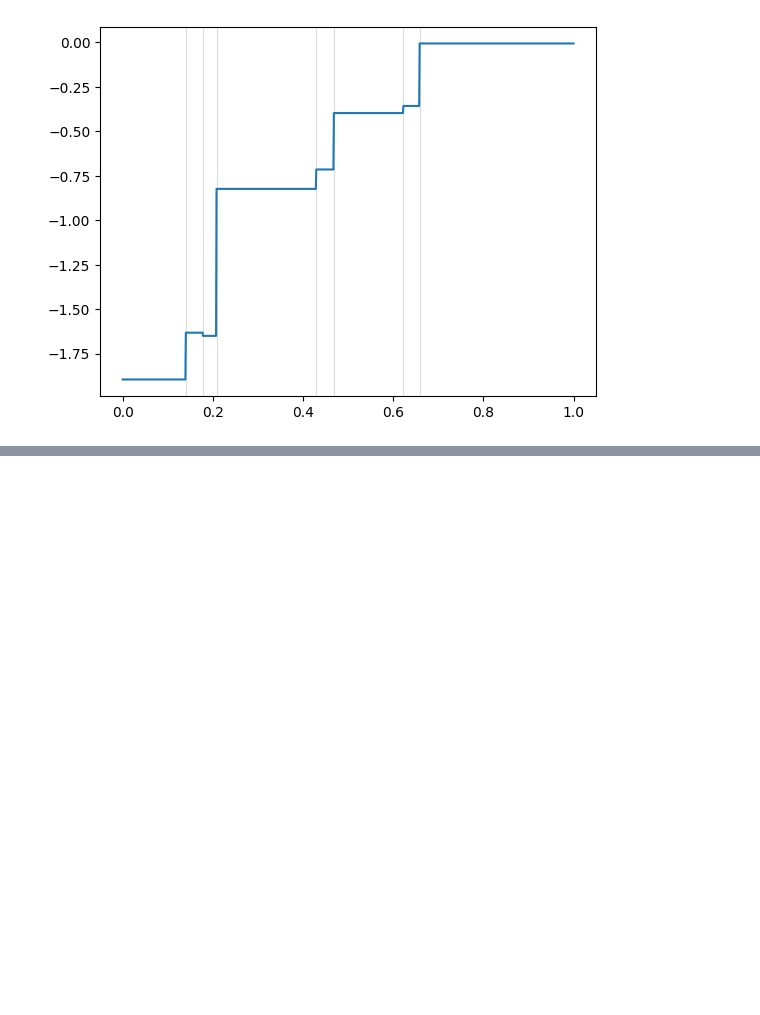
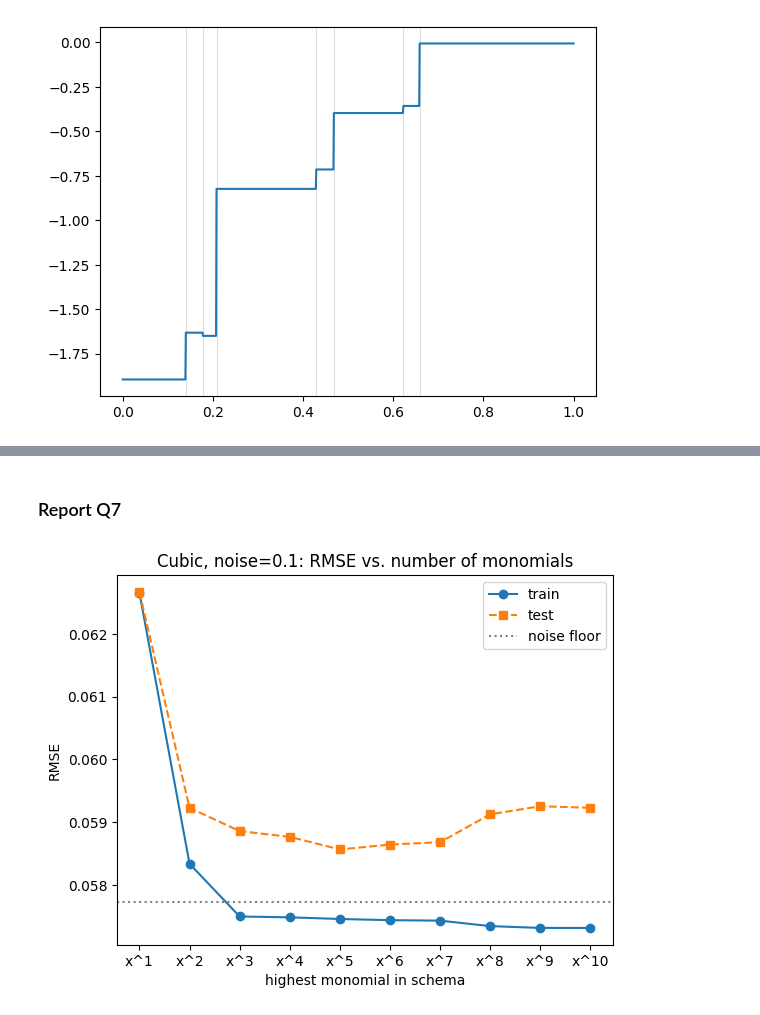
Before and after one commit to d-yjc/6220_repo, a Jupyter notebook: HW2/hw2_6220_chodaniel.ipynb, the cells around one changed output, grey strips where cells are left out. Drawn from its saved outputs; the diff is of its cells as text; code cells hidden in the pictures; blank space fills up the shorter version.

```diff
--- a/HW2/hw2_6220_chodaniel.ipynb
+++ b/HW2/hw2_6220_chodaniel.ipynb
@@ -298,0 +416,28 @@ rtree.visualize(list_func)
+# %% [markdown]
+### Report Q7
+# %%
+tr, ts = (np.array(d) for d in datasets[('cubic', 0.1)])
+x_tr, y_tr = tr[:, 0], tr[:, -1]
+x_ts, y_ts = ts[:, 0], ts[:, -1]
+
+degrees = range(1, 11)   # (x,y), (x,x^2,y), ..., (x,...,x^10,y)
+train_rmse, test_rmse = [], []
+for d in degrees:
+  X_tr = np.column_stack([np.ones(len(x_tr))] + [x_tr**k for k in range(1, d + 1)])
+  X_ts = np.column_stack([np.ones(len(x_ts))] + [x_ts**k for k in range(1, d + 1)])
+  b = calc_weight(X_tr, y_tr)
+  train_rmse.append(rmse(pred(b, X_tr), y_tr))
+  test_rmse.append(rmse(pred(b, X_ts), y_ts))
+
+plt.figure()
+plt.plot(degrees, train_rmse, 'o-', label='train')
+plt.plot(degrees, test_rmse, 's--', label='test')
+plt.axhline(0.1 / np.sqrt(3), color='gray', linestyle=':', label='noise floor')
+plt.xticks(degrees, [f'x^{d}' for d in degrees])
+plt.xlabel('highest monomial in schema')
+plt.ylabel('RMSE')
+plt.title('Cubic, noise=0.1: RMSE vs. number of monomials')
+plt.legend()
+plt.savefig('q7_plot.png')
+# %% [output]
+[figure, added]
```
Also changed, not shown: parts of 9 cells of this notebook, 1 other file.
